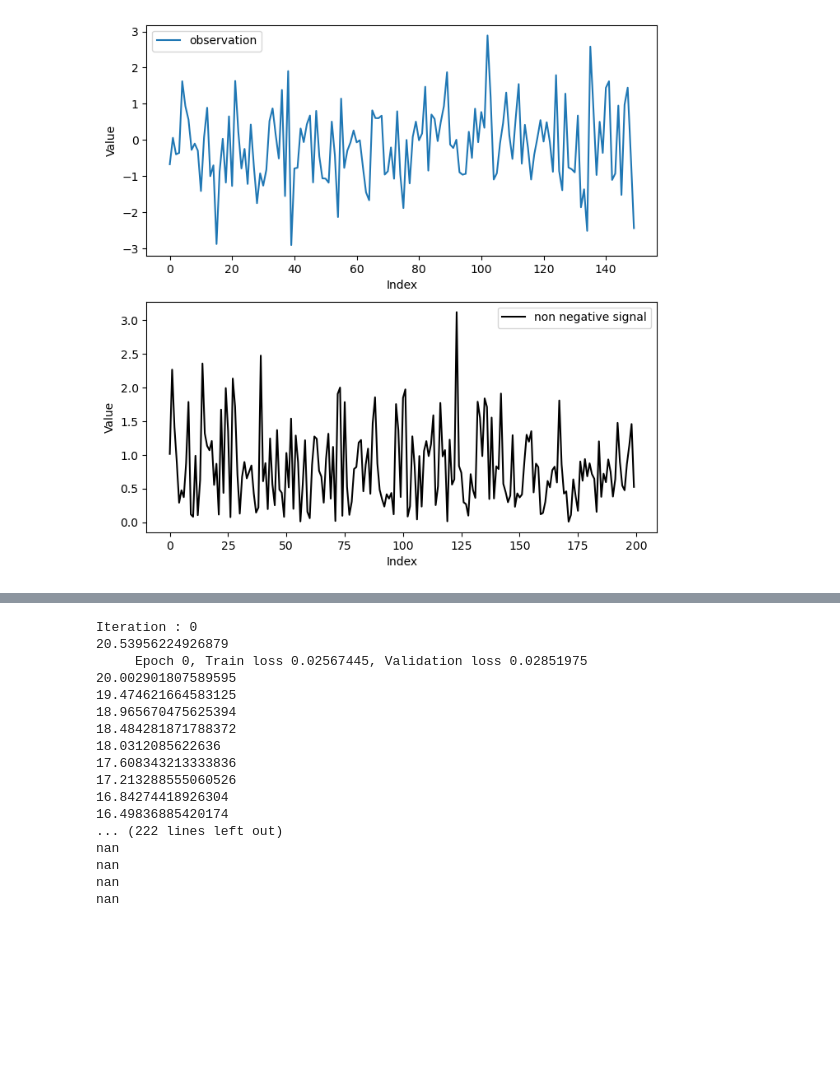
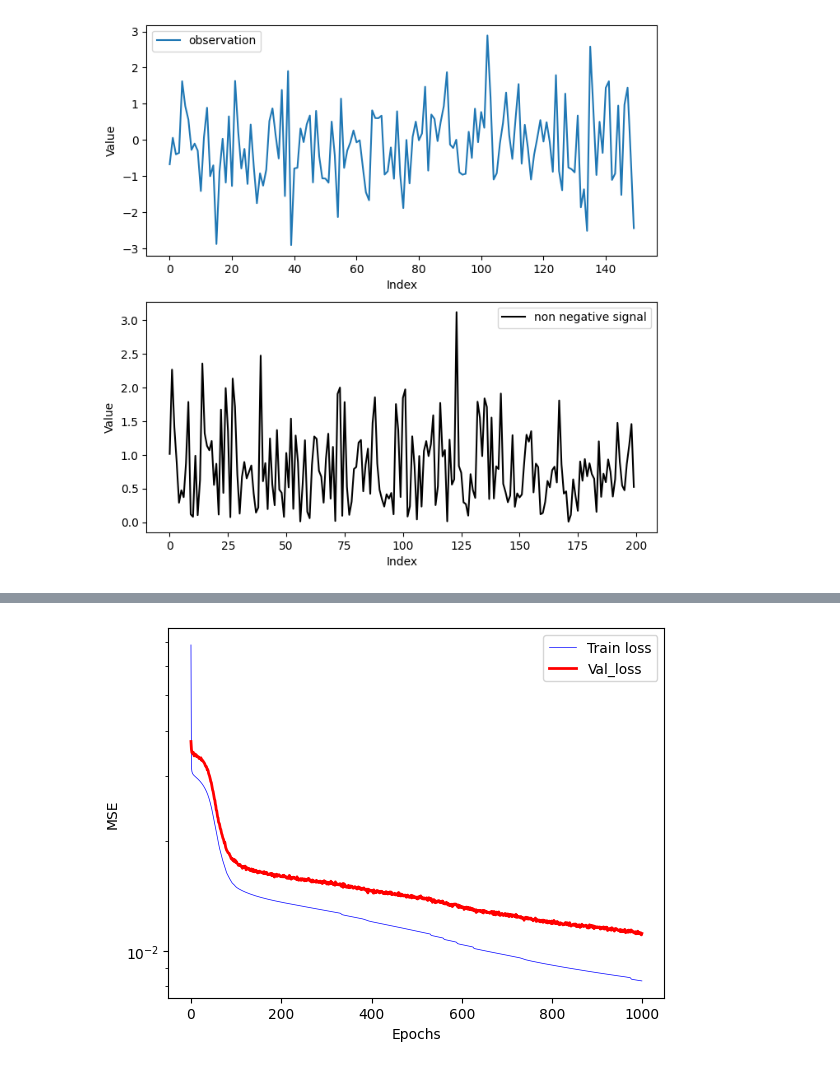
Before and after one commit to DeepakReddyVelagala/DartBase, a Jupyter notebook: algorithm_unfolding/non_neg_lista.ipynb, the cells around one changed output, grey strips where cells are left out. Saved outputs shown, nothing was run; the diff lists cells and outputs as text; code cells hidden in the pictures; blank space fills up the shorter version.

```diff
--- a/algorithm_unfolding/non_neg_lista.ipynb
+++ b/algorithm_unfolding/non_neg_lista.ipynb
@@ -150,6 +152,20 @@ def unfolded_pgm_apply(train_loader, test_loader, T):
     # if torch.cuda.is_available():
     #     pgm.cuda()
 
-    loss_test = train(pgm, train_loader, test_loader)
-    err_pgm = loss_test[-1]
-    return err_pgm
+    loss_train, loss_test = train(pgm, train_loader, test_loader)
+    err_pgm = iter(loss_test)
+    err_train_pgm = iter(loss_train)
+    return err_train_pgm, err_pgm
+# %%
+# Number of unfoldings
+# tstart, tend, tstep = 0, 13, 2
+# T_opt = range(tstart, tend, tstep)
+
+unfolded_pgm_MSE = []
+# for i in range(len(T_opt)):
+# print(f'Iteration : {i}')
+T = 8
+
+train_loss, val_loss = unfolded_pgm_apply(train_loader, test_loader, T)
+train_loss = list(iter(train_loss))
+val_loss = list(iter(val_loss))
@@ -156,38 +175,12 @@ def unfolded_pgm_apply(train_loader, test_loader, T):
 # %%
-# Number of unfoldings
-tstart, tend, tstep = 0, 13, 2
-T_opt = range(tstart, tend, tstep)
-
-unfolded_pgm_MSE = []
-for i in range(len(T_opt)):
-    print(f'Iteration : {i}')
-    T = T_opt[i]
-    unfolded_pgm_MSE.append(unfolded_pgm_apply(train_loader, test_loader, T))
-
-# plot the resutls
-# fig = plt.figure()
-# plt.plot(T_opt, ista_MSE, label='ISTA', color='b',linewidth=0.5)
-# plt.plot(T_opt, lista_MSE, label='LISTA', color='r', linewidth=2)
-# plt.xlabel('Number of iterations', fontsize=10)
-# plt.ylabel('MSE', fontsize=10)
-# plt.yscale("log")
-# plt.legend()
-# plt.show()
+epochs = range(10000)
+fig = plt.figure()
+plt.plot(epochs, train_loss, label='Train loss', color='b',linewidth=0.5)
+plt.plot(epochs, val_loss, label='Val_loss', color='r', linewidth=2)
+plt.xlabel('Epochs', fontsize=10)
+plt.ylabel('MSE', fontsize=10)
+plt.yscale("log")
+plt.legend()
+plt.show()
 # %% [output]
-Iteration : 0
-20.53956224926879
-     Epoch 0, Train loss 0.02567445, Validation loss 0.02851975
-20.002901807589595
-19.474621664583125
-18.965670475625394
-18.484281871788372
-18.0312085622636
-17.608343213333836
-17.213288555060526
-16.84274418926304
-16.49836885420174
-... (222 lines left out)
-nan
-nan
-nan
-nan
+[figure, added]
```
Also changed, not shown: parts of 3 cells of this notebook.
